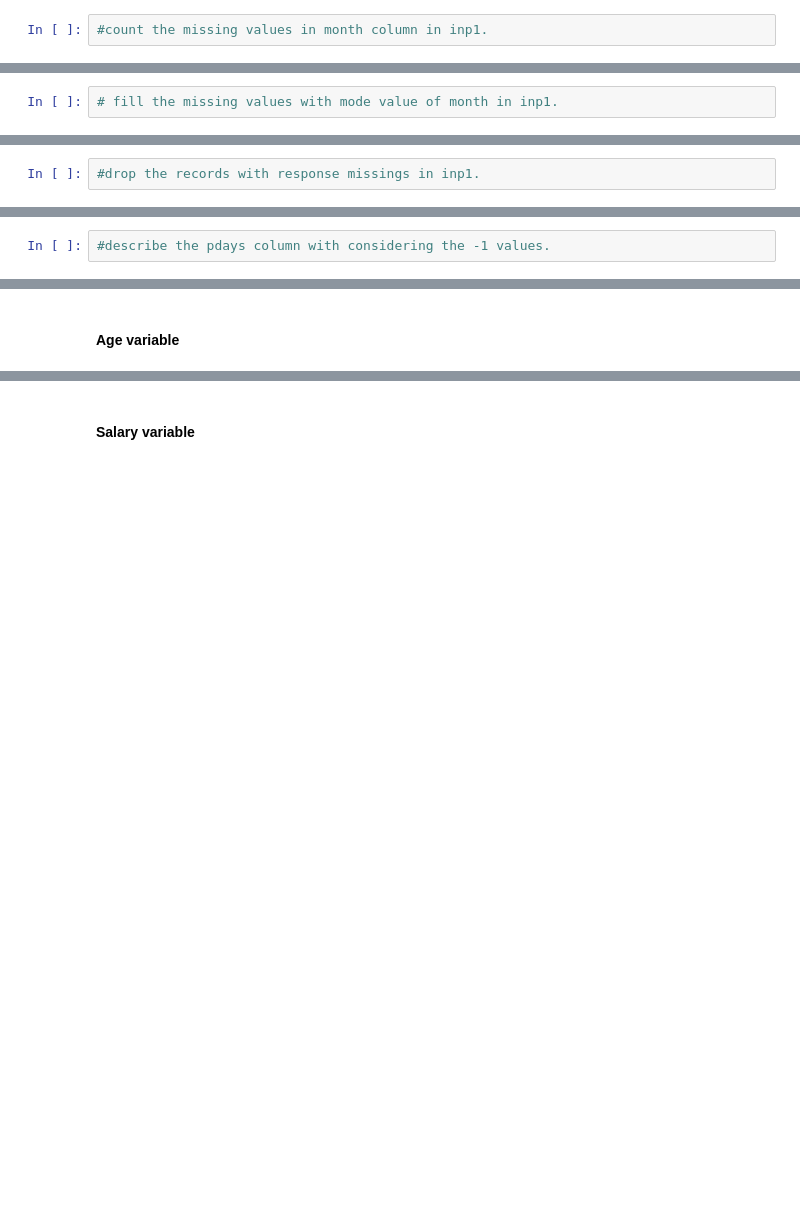
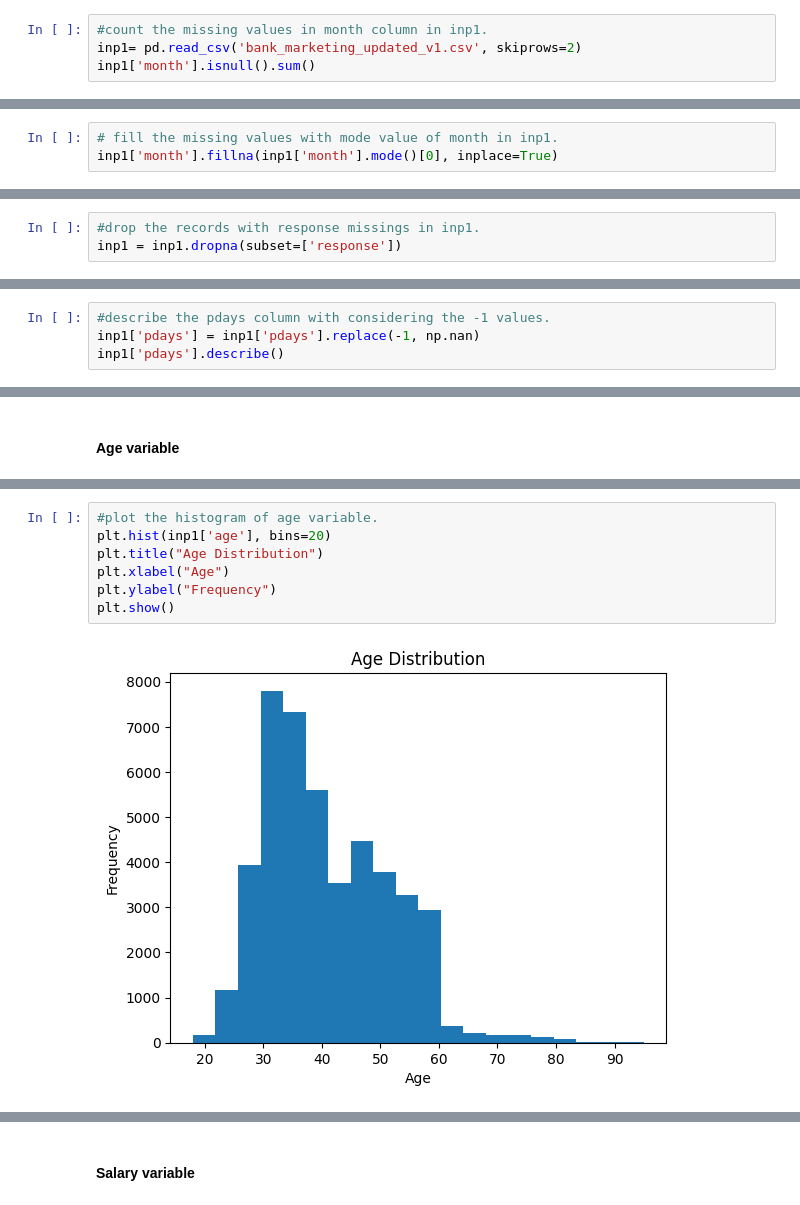
Before and after one commit to Berinchris2/AI-ML-Training-, a Jupyter notebook: Bank+Marketing+Campaign_EDA_blank+notebook_(1).ipynb, the cells around one changed output, grey strips where cells are left out. Drawn from its saved outputs; the diff is of its cells as text; blank space fills up the shorter version.

```diff
--- a/Bank+Marketing+Campaign_EDA_blank+notebook_(1).ipynb
+++ b/Bank+Marketing+Campaign_EDA_blank+notebook_(1).ipynb
@@ -199,3 +213,5 @@ inp1=
 #### handling missing values in month column
 # %%
 #count the missing values in month column in inp1.
+inp1= pd.read_csv('bank_marketing_updated_v1.csv', skiprows=2)
+inp1['month'].isnull().sum()
@@ -206,2 +246,3 @@ inp1=
 # %%
 # fill the missing values with mode value of month in inp1.
+inp1['month'].fillna(inp1['month'].mode()[0], inplace=True)
@@ -218,5 +278,6 @@ Target variable is better of not imputed.
 - Drop the records with missing values.
 # %%
 #drop the records with response missings in inp1.
+inp1 = inp1.dropna(subset=['response'])
 # %%
 #calculate the missing values in each column of data frame: inp1.
@@ -235,3 +328,5 @@ Objective is:
 - all summary statistics- mean, median etc. we will ignore the missing values of pdays.
 # %%
 #describe the pdays column with considering the -1 values.
+inp1['pdays'] = inp1['pdays'].replace(-1, np.nan)
+inp1['pdays'].describe()
@@ -251 +369,10 @@ Major approaches to the treat outliers:
+# %%
+#plot the histogram of age variable.
+plt.hist(inp1['age'], bins=20)
+plt.title("Age Distribution")
+plt.xlabel("Age")
+plt.ylabel("Frequency")
+plt.show()
+# %% [output]
+[figure, added]
 # %%
```
Also changed, not shown: parts of 30 cells of this notebook.
